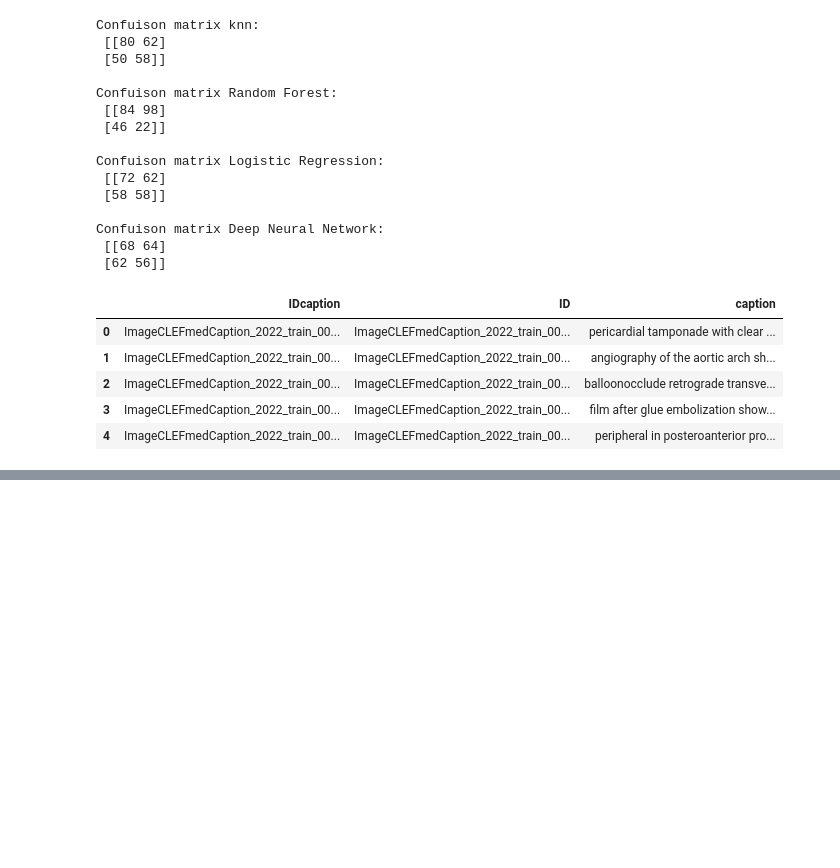
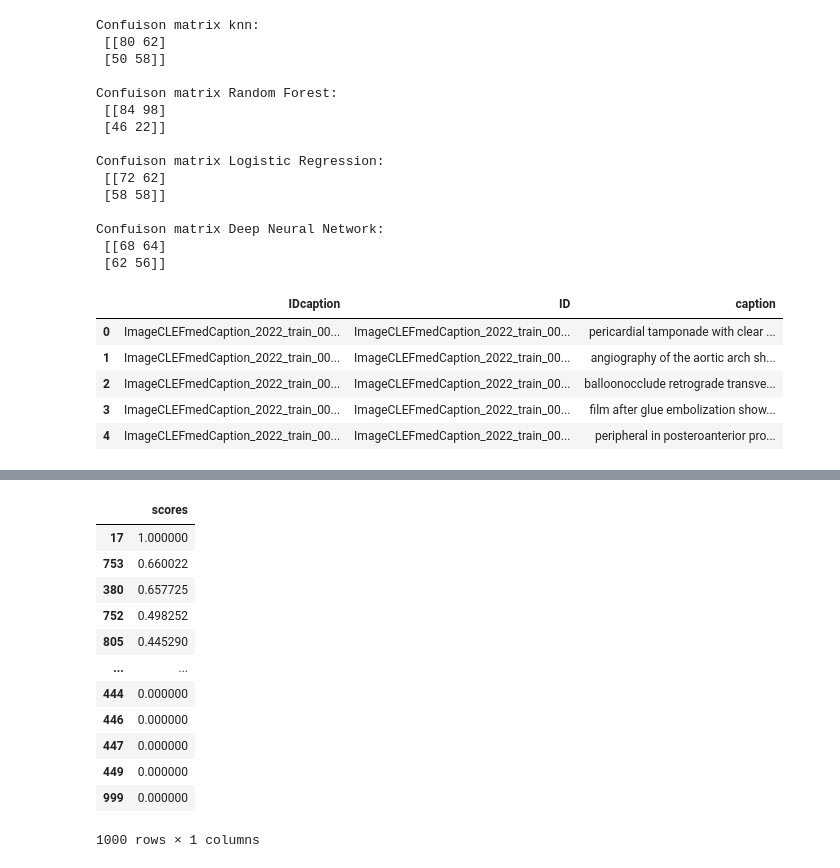
Before and after one commit to lc0312/COSC502, a Jupyter notebook: finalproject_Liu.ipynb, the cells around one changed output, grey strips where cells are left out. Saved outputs shown, nothing was run; the diff lists cells and outputs as text; code cells hidden in the pictures; blank space fills up the shorter version.

```diff
--- a/finalproject_Liu.ipynb
+++ b/finalproject_Liu.ipynb
@@ -509,8 +509,8 @@ train_img.head()
 | 4 | ImageCLEFmedCaption_2022_train_00... | ImageCLEFmedCaption_2022_train_00... | peripheral in posteroanterior pro... |
 # %%
 # b)
-X_data = word_preprocess(train_img['caption'])
-X_data[0:5]
+caption_data = word_preprocess(train_img['caption'])
+caption_data[0:3]
 # %% [output]
 array(['pericardial tamponade with clear distinction of epicardial border  and pericardium',
        'angiography of the aortic arch show delay visualization of the aberrant right subclavian artery arrow',
@@ -565,0 +519,19 @@ Feature Names:
+# %%
+# c)
+from sklearn.feature_extraction.text import TfidfVectorizer
+
+v = TfidfVectorizer(max_features=1000, stop_words='english')
+
+vects = v.fit_transform(caption_data)
+
+td = pd.DataFrame(vects.todense()).iloc[0:3]
+td.columns = v.vocabulary_
+term_document_matrix = td.T
+term_document_matrix.columns = train_img['ID'].iloc[0:3]
+term_document_matrix['total_count'] = term_document_matrix.sum(axis=1)
+
+# Top 25 words
+term_document_matrix = term_document_matrix.sort_values(by ='total_count',ascending=False)[:10]
+
+# Print the first 10 rows
+print(term_document_matrix.drop(columns=['total_count']).head(10))
@@ -565,0 +556,32 @@ Feature Names:
+# %%
+# d)
+from sklearn.metrics.pairwise import cosine_similarity
+
+query = ['angiographic image show normal coronary artery']
+query_vector = v.transform(query)
+
+similarity_scores = []
+
+for i in range (1000):
+    similarity_scores.append(cosine_similarity(query_vector, vects[i]))
+
+similarity_scores = np.array(similarity_scores)
+similarity_scores = np.squeeze(similarity_scores)
+
+similarity_scores = pd.DataFrame(similarity_scores, columns=['scores'])
+
+similarity_scores.sort_values(by=['scores'],ascending=False)
+# %% [output]
+|  | scores |
+| 17 | 1.000000 |
+| 753 | 0.660022 |
+| 380 | 0.657725 |
+| 752 | 0.498252 |
+| 805 | 0.445290 |
+| ... | ... |
+| 444 | 0.000000 |
+| 446 | 0.000000 |
+| 447 | 0.000000 |
+| 449 | 0.000000 |
+| 999 | 0.000000 |
+1000 rows × 1 columns
```
Also changed, not shown: parts of 4 cells of this notebook.
